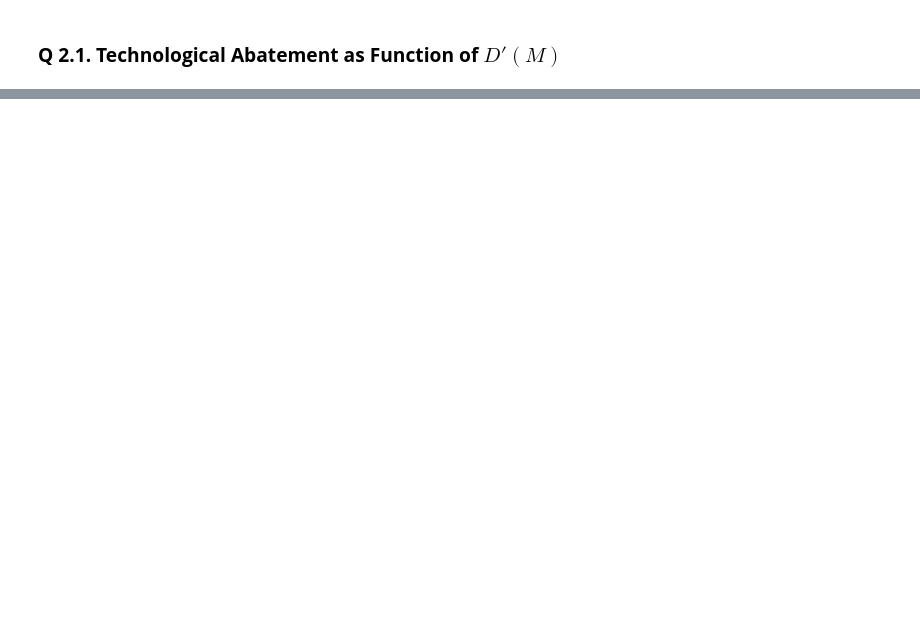
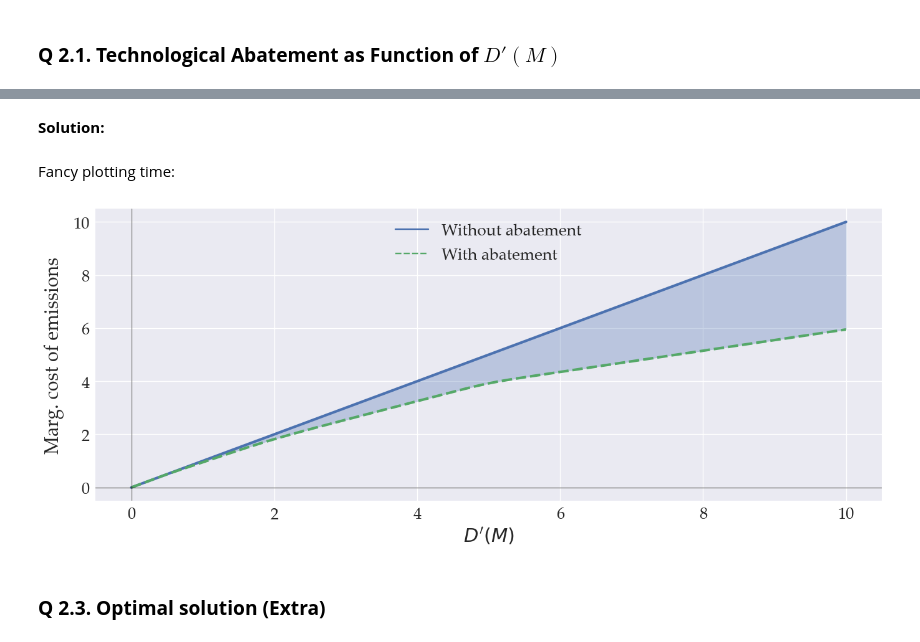
Before and after one commit to ChampionApe/EnergyEconomicsE2023, a Jupyter notebook: Exercises/S1.ipynb, the cells around one changed output, grey strips where cells are left out. Drawn from its saved outputs; the diff is of its cells as text; code cells hidden in the pictures; blank space fills up the shorter version.

```diff
--- a/Exercises/S1.ipynb
+++ b/Exercises/S1.ipynb
@@ -153,0 +222,21 @@ ci = pd.Series([0.5, 2, 5], index = Tech, name = 'c')
+# %% [markdown]
+**Solution:**
+# %%
+margCostOfM = MDgrid * (1 - aoptSum)+faoptSum
+df_margCostOfM = pd.DataFrame({'Without abatement': MDgrid,
+                               'With abatement': margCostOfM}, index = MDgrid)
+# %% [markdown]
+Fancy plotting time:
+# %%
+one_graph() # this is defined in stdPackages.ipynb and adjusts the size of various text elements of the plot.
+fig, ax = plt.subplots(1,1,figsize = (14,6)); # size of plot
+seaborn.lineplot(data = df_margCostOfM, ax = ax, linewidth=3); # main plot; use the 'seaborn' package to adopt some fancy styling
+ax.axhline(y=0, linewidth = 1, color = 'k', alpha = 0.5); # x-axis
+ax.axvline(x=0, linewidth = 1, color = 'k', alpha = 0.5); # y-axis
+ax.set_ylabel(f'Marg. cost of emissions',labelpad=10); # define label for y-axis
+ax.fill_between(df_margCostOfM.index, df_margCostOfM['With abatement'], df_margCostOfM['Without abatement'], alpha = .3, color = colors[0]) # create the shaded area between lines
+fig.tight_layout() # automatic adjustment to layout
+# %% [output]
+[figure, added]
+# %% [markdown]
+### **Q 2.3. Optimal solution (Extra)**
```
Also changed, not shown: parts of 31 cells of this notebook, 7 other files.
